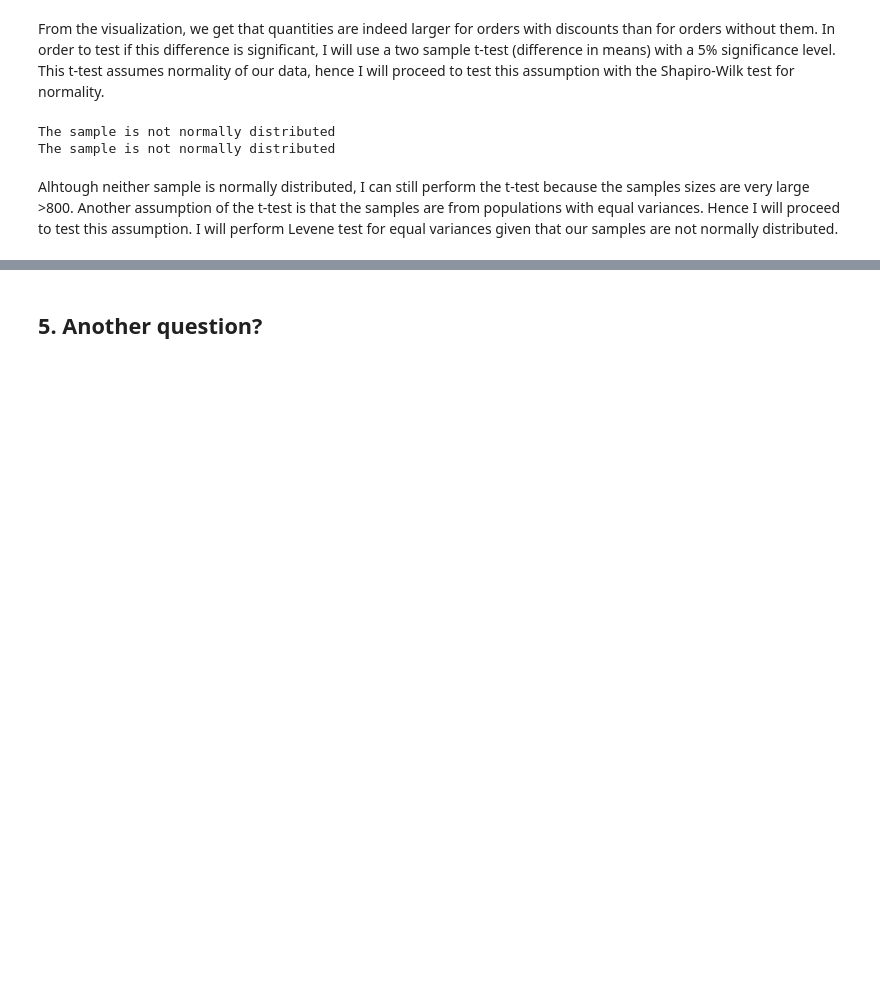
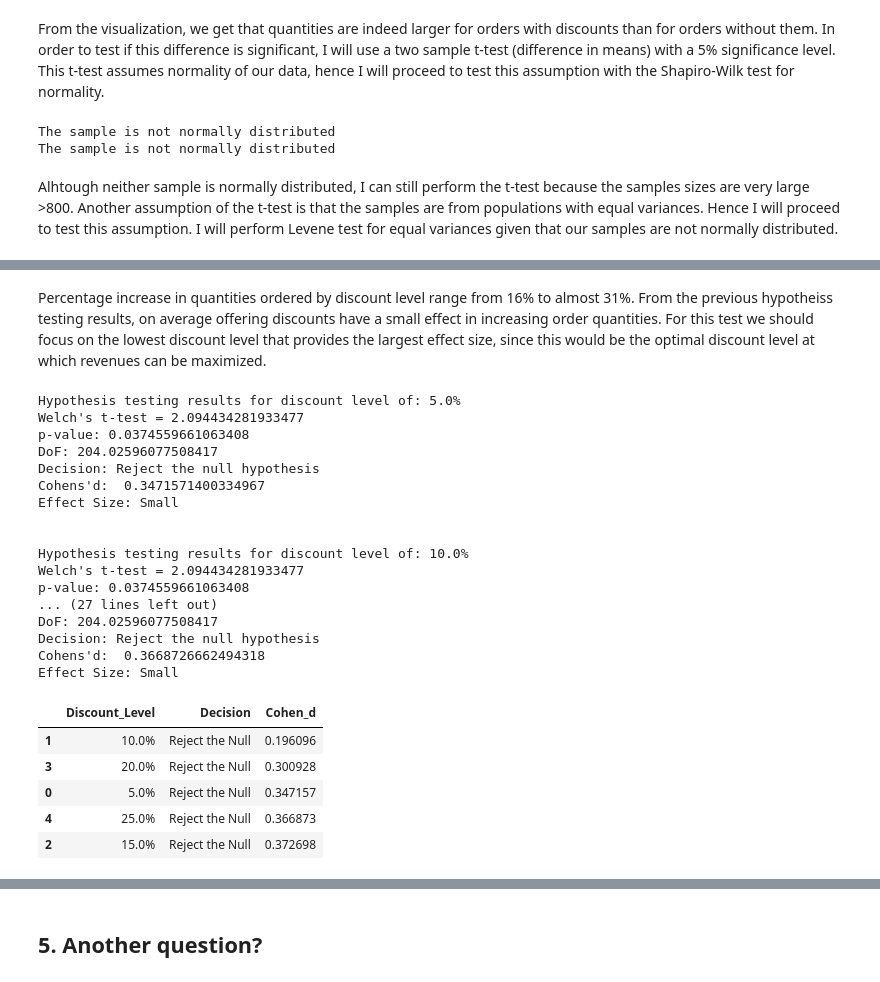
Before and after one commit to feraguilari/dsc-2-final-project-online-ds-pt-021119, a Jupyter notebook: student.ipynb, the cells around one changed output, grey strips where cells are left out. Saved outputs shown, nothing was run; the diff lists cells and outputs as text; code cells hidden in the pictures; blank space fills up the shorter version.

```diff
--- a/student.ipynb
+++ b/student.ipynb
@@ -256,0 +323,39 @@ df_orders.head()
+# %% [markdown]
+Percentage increase in quantities ordered by discount level range from 16% to almost 31%. From the previous hypotheiss testing results, on average offering discounts have a small effect in increasing order quantities. For this test we should focus on the lowest discount level that provides the largest effect size, since this would be the optimal discount level at which revenues can be maximized.
+# %%
+#Get results for hypothesis testing.
+results=[]
+for i in range(len(dfs)):
+    print(f'Hypothesis testing results for discount level of: {selected_d[i]*100}%')
+    welch = welch_t(dfs[1].Quantity,df_ordernd.Quantity)
+    d = cohen_d(dfs[i].Quantity,df_ordernd.Quantity)
+    decision = 'Reject the Null' if welch[1]<0.05 else 'Fail to Reject the Null'
+    result = [f'{selected_d[i]*100}%', decision, d]
+    results.append(result)
+    print('\n')
+results_df=pd.DataFrame(results,columns=['Discount_Level', 'Decision', "Cohen_d"])
+results_df.sort_values('Cohen_d')
+# %% [output]
+Hypothesis testing results for discount level of: 5.0%
+Welch's t-test = 2.094434281933477
+p-value: 0.0374559661063408
+DoF: 204.02596077508417
+Decision: Reject the null hypothesis
+Cohens'd:  0.3471571400334967
+Effect Size: Small
+
+
+Hypothesis testing results for discount level of: 10.0%
+Welch's t-test = 2.094434281933477
+p-value: 0.0374559661063408
+... (27 lines left out)
+DoF: 204.02596077508417
+Decision: Reject the null hypothesis
+Cohens'd:  0.3668726662494318
+Effect Size: Small
+|  | Discount_Level | Decision | Cohen_d |
+| 1 | 10.0% | Reject the Null | 0.196096 |
+| 3 | 20.0% | Reject the Null | 0.300928 |
+| 0 | 5.0% | Reject the Null | 0.347157 |
+| 4 | 25.0% | Reject the Null | 0.366873 |
+| 2 | 15.0% | Reject the Null | 0.372698 |
```
Also changed, not shown: parts of 25 cells of this notebook.
